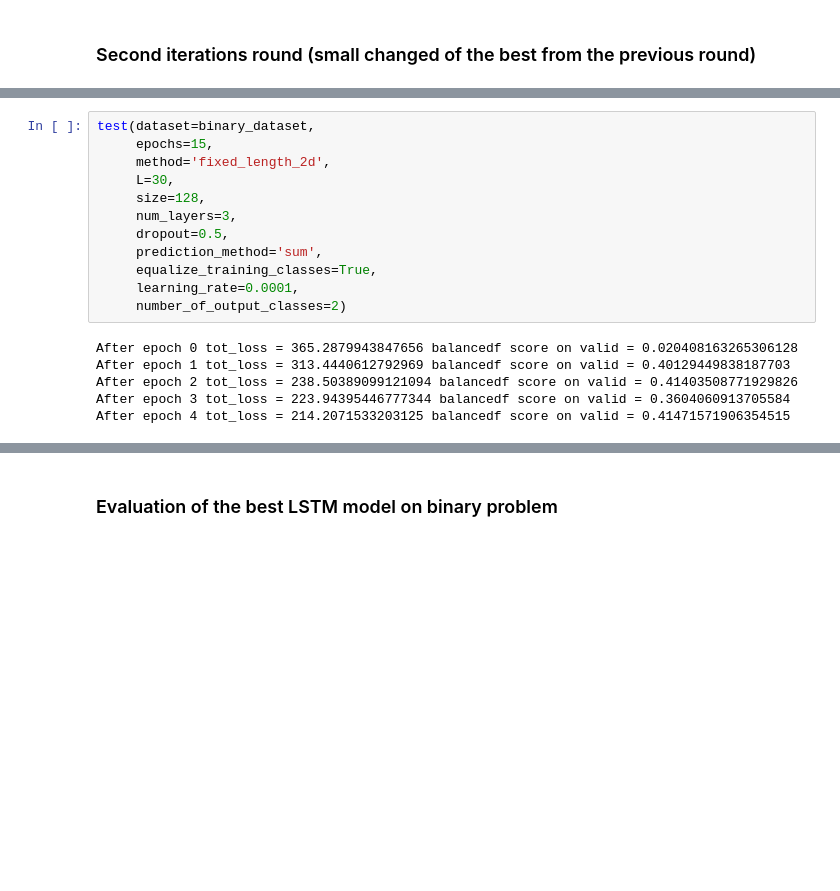
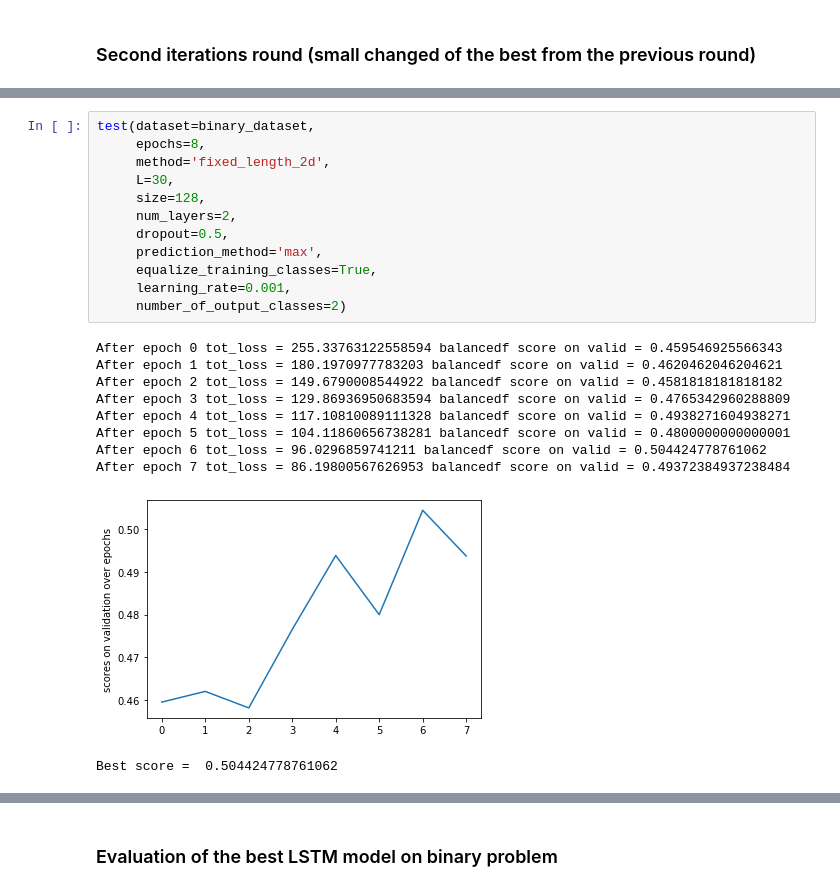
Before and after one commit to Mateuszrze/PolEval2019Task6, a Jupyter notebook: LSTM_results.ipynb, the cells around one changed output, grey strips where cells are left out. Cells and saved outputs as stored; diff of their text form; blank space fills up the shorter version.

```diff
--- a/LSTM_results.ipynb
+++ b/LSTM_results.ipynb
@@ -285,20 +272,25 @@ Best score =  0.5650224215246636
 # %%
 test(dataset=binary_dataset,
-     epochs=15,
+     epochs=8,
      method='fixed_length_2d',
      L=30,
      size=128,
-     num_layers=3,
+     num_layers=2,
      dropout=0.5,
-     prediction_method='sum',
+     prediction_method='max',
      equalize_training_classes=True,
-     learning_rate=0.0001,
+     learning_rate=0.001,
      number_of_output_classes=2)
 # %% [output]
-After epoch 0 tot_loss = 365.2879943847656 balancedf score on valid = 0.020408163265306128
-After epoch 1 tot_loss = 313.4440612792969 balancedf score on valid = 0.40129449838187703
-After epoch 2 tot_loss = 238.50389099121094 balancedf score on valid = 0.41403508771929826
-After epoch 3 tot_loss = 223.94395446777344 balancedf score on valid = 0.3604060913705584
-After epoch 4 tot_loss = 214.2071533203125 balancedf score on valid = 0.41471571906354515
+After epoch 0 tot_loss = 255.33763122558594 balancedf score on valid = 0.459546925566343
+After epoch 1 tot_loss = 180.1970977783203 balancedf score on valid = 0.4620462046204621
+After epoch 2 tot_loss = 149.6790008544922 balancedf score on valid = 0.4581818181818182
+After epoch 3 tot_loss = 129.86936950683594 balancedf score on valid = 0.4765342960288809
+After epoch 4 tot_loss = 117.10810089111328 balancedf score on valid = 0.4938271604938271
+After epoch 5 tot_loss = 104.11860656738281 balancedf score on valid = 0.4800000000000001
+After epoch 6 tot_loss = 96.0296859741211 balancedf score on valid = 0.504424778761062
+After epoch 7 tot_loss = 86.19800567626953 balancedf score on valid = 0.49372384937238484
+[figure, added]
+Best score =  0.504424778761062
 # %%
 test(dataset=binary_dataset,
```
Also changed, not shown: parts of 29 cells of this notebook.
